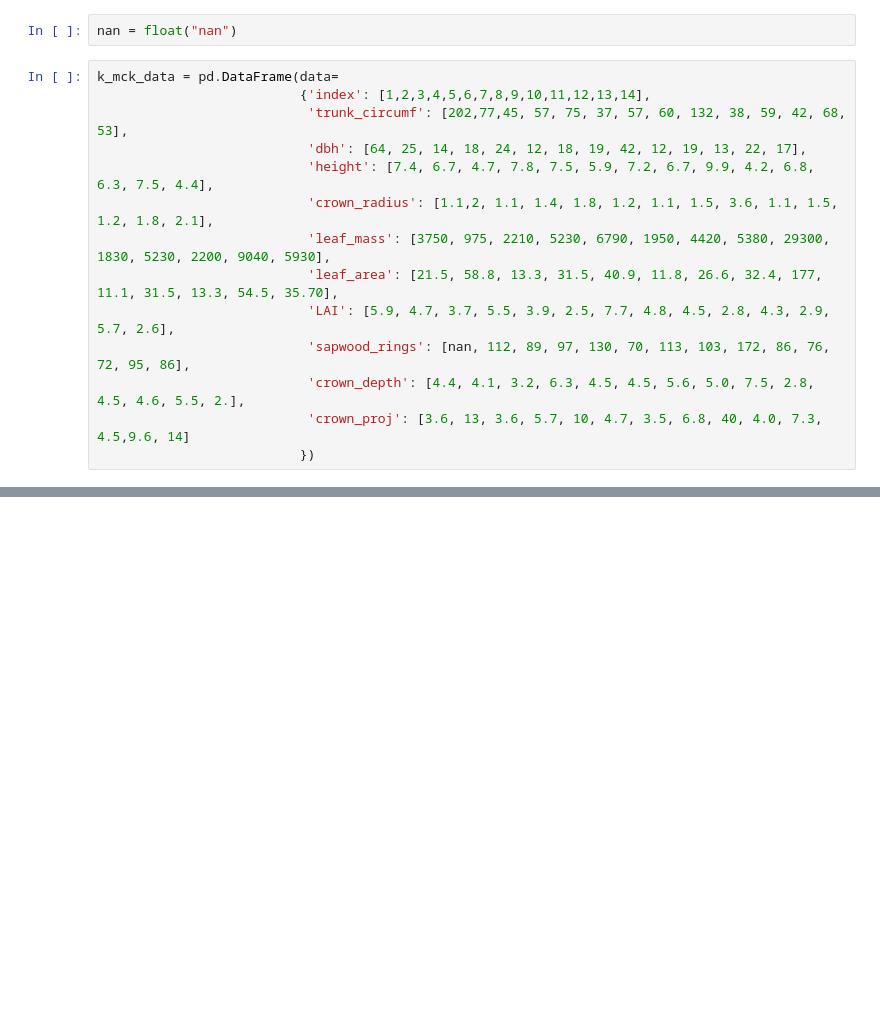
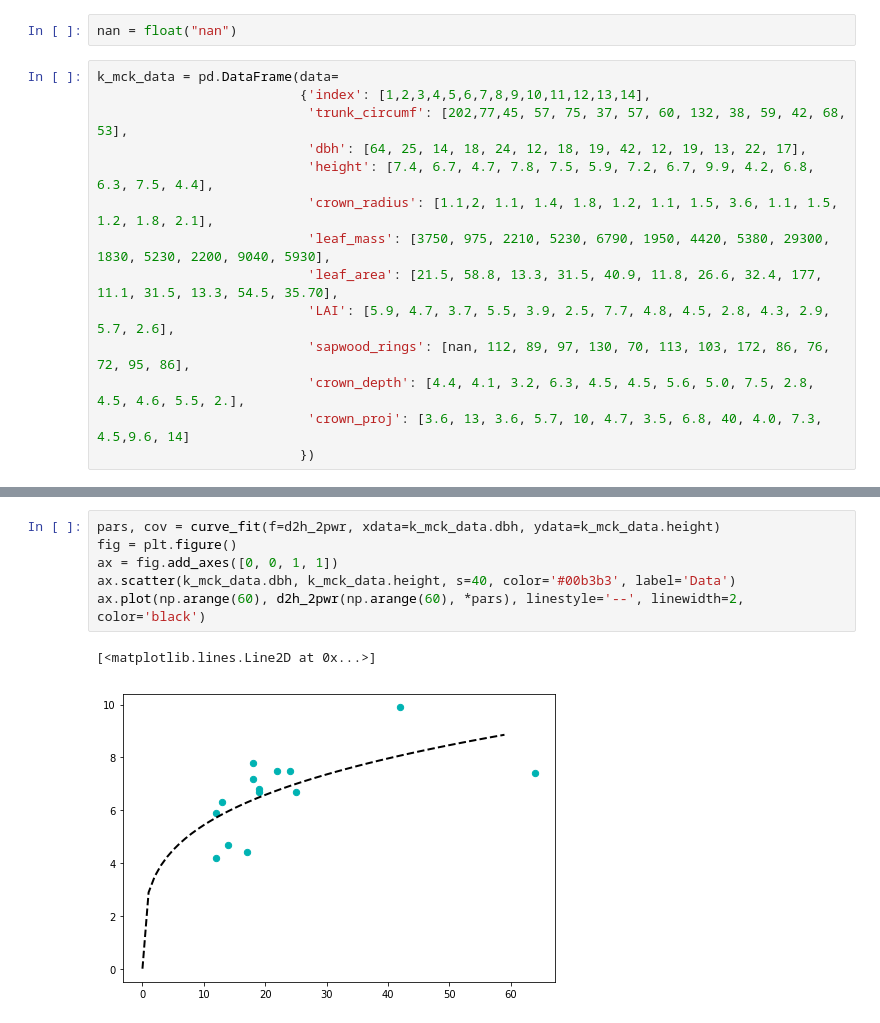
Before and after one commit to ckoven/fates_allometry, a Jupyter notebook: blue_oak_allometry.ipynb, the cells around one changed output, grey strips where cells are left out. Cells and saved outputs as stored; diff of their text form; blank space fills up the shorter version.

```diff
--- a/blue_oak_allometry.ipynb
+++ b/blue_oak_allometry.ipynb
@@ -54,0 +89,9 @@ k_mck_data.plot.scatter(x="dbh", y="crown_proj")
+# %%
+pars, cov = curve_fit(f=d2h_2pwr, xdata=k_mck_data.dbh, ydata=k_mck_data.height)
+fig = plt.figure()
+ax = fig.add_axes([0, 0, 1, 1])
+ax.scatter(k_mck_data.dbh, k_mck_data.height, s=40, color='#00b3b3', label='Data')
+ax.plot(np.arange(60), d2h_2pwr(np.arange(60), *pars), linestyle='--', linewidth=2, color='black')
+# %% [output]
+[<matplotlib.lines.Line2D at 0x...>]
+[figure, added]
```
Also changed, not shown: parts of 10 cells of this notebook.
